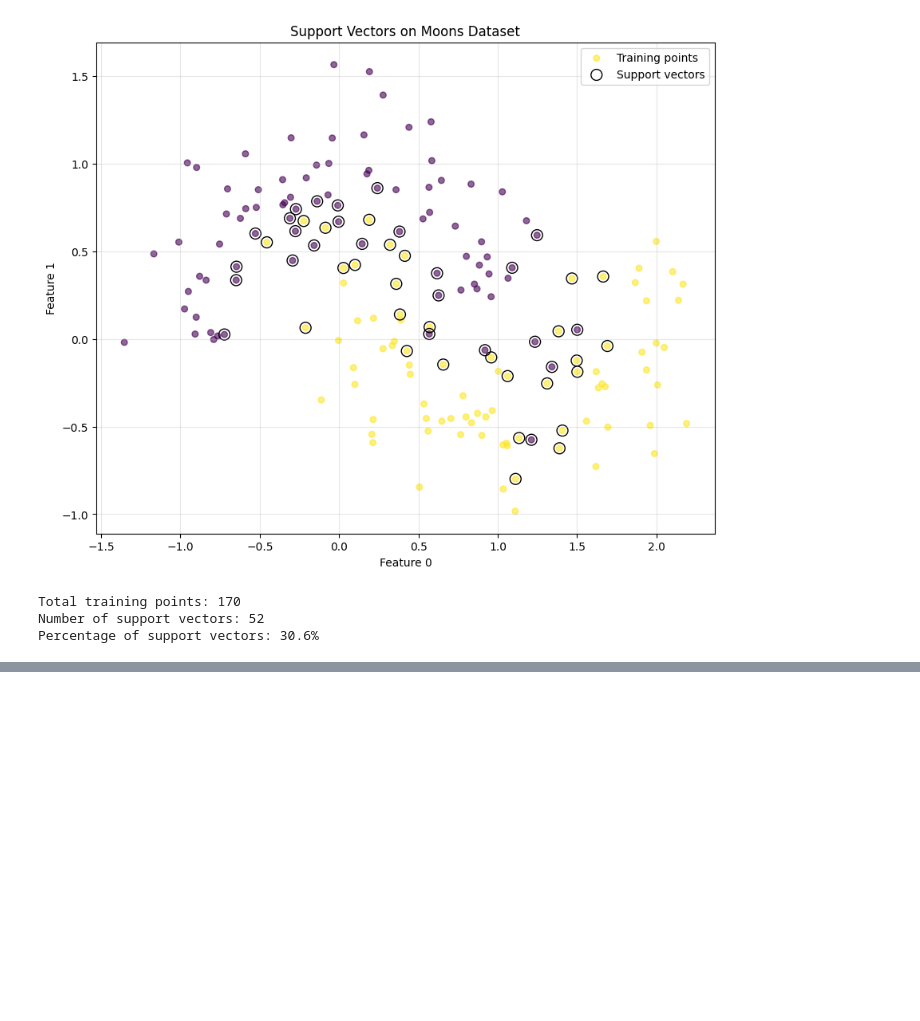
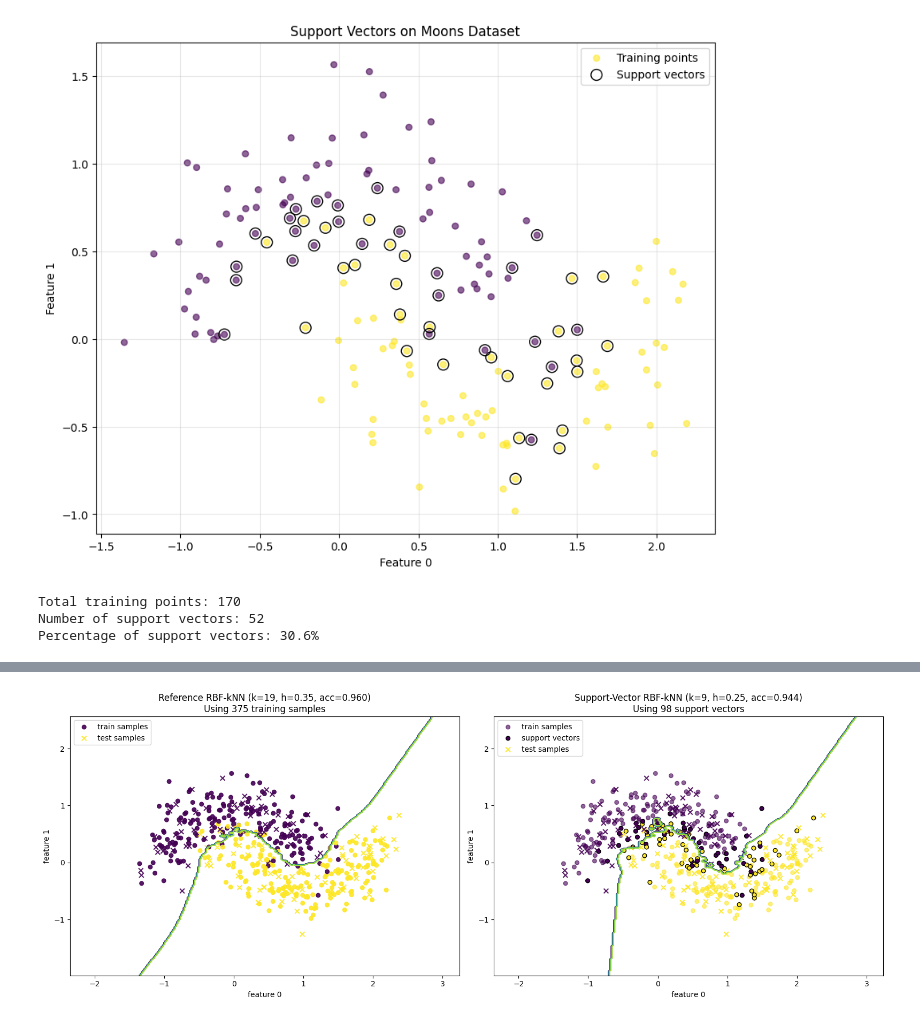
Before and after one commit to eduardo-ufmg/semana-conhecimento, a Jupyter notebook: knn.ipynb, the cells around one changed output, grey strips where cells are left out. Cells and saved outputs as stored; diff of their text form; code cells hidden in the pictures; blank space fills up the shorter version.

```diff
--- a/knn.ipynb
+++ b/knn.ipynb
@@ -345,7 +363,7 @@ def support_vectors(X, support_graph_matrix):
 # %%
 # Compute support graph and support vectors for the training data
 support_graph_mat = support_graph(gabriel_adj, y_train)
-support_vecs = support_vectors(X_train, support_graph_mat)
+X_sup, _ = support_vectors(X_train, y_train, support_graph_mat)
 
 # Create visualization of support vectors
 plt.figure(figsize=(10, 8))
@@ -355,7 +373,7 @@ plt.scatter(X_train[:, 0], X_train[:, 1], c=y_train, s=30, alpha=0.6,
            label='Training points', cmap='viridis')
 
 # Highlight support vectors
-plt.scatter(support_vecs[:, 0], support_vecs[:, 1],
+plt.scatter(X_sup[:, 0], X_sup[:, 1],
            s=100, facecolors='none', edgecolors='black', linewidth=1,
            label='Support vectors')
 
@@ -367,8 +385,8 @@ plt.grid(True, alpha=0.3)
 plt.show()
 
 print(f"Total training points: {len(X_train)}")
-print(f"Number of support vectors: {len(support_vecs)}")
-print(f"Percentage of support vectors: {len(support_vecs)/len(X_train)*100:.1f}%")
+print(f"Number of support vectors: {len(X_sup)}")
+print(f"Percentage of support vectors: {len(X_sup)/len(X_train)*100:.1f}%")
 # %% [output]
 [figure]
 Total training points: 170
@@ -380,12 +398,18 @@ class SVRBFKNeighborsClassifier(RBFKNeighborsClassifier):
     k-NN classifier with RBF (isotropic multivariate normal) weighting,
     using only support vectors from the Gabriel graph between classes.
     """
+
+    sv_mask: np.ndarray
+
     def pre_fit(self, X, y):
         X, y = super().pre_fit(X, y)
         gabriel_adj = gabriel_graph(X)
         support_graph_mat = support_graph(gabriel_adj, y)
-        svs = support_vectors(X, support_graph_mat)
-        return svs, y[np.any(support_graph_mat, axis=1)]
+        X_sup, y_sup = support_vectors(X, y, support_graph_mat)
+
+        self.sv_mask = np.any(support_graph_mat, axis=1)
+
+        return X_sup, y_sup
 # %%
 data = load_iris()
 X_train, X_test, y_train, y_test = train_test_split(data.data, data.target, random_state=0) #type: ignore
@@ -418,0 +431,72 @@ Reduction: 69.4%
+# %%
+random_state = 0
+n_samples = 500
+noise = 0.25
+
+# --- Prepare data ---
+X, y = make_moons(n_samples=n_samples, noise=noise, random_state=random_state)
+X_train, X_test, y_train, y_test = train_test_split(
+    X, y, stratify=y, random_state=random_state
+)
+
+# --- Build reference pipeline: scaling + classifier ---
+clf_ref = RBFKNeighborsClassifier()
+pipe = make_pipeline(StandardScaler(), clf_ref)
+
+# --- Fit and evaluate reference ---
+pipe.fit(X_train, y_train)
+acc = pipe.score(X_test, y_test)
+
+# --- Build support-vector pipeline: scaling + classifier ---
+clf_sv = SVRBFKNeighborsClassifier()
+pipe_sv = make_pipeline(StandardScaler(), clf_sv)
+
+# --- Fit and evaluate support-vector ---
+pipe_sv.fit(X_train, y_train)
+sv_acc = pipe_sv.score(X_test, y_test)
+
+# --- Decision boundary visualization ---
+fig, (ax1, ax2) = plt.subplots(1, 2, figsize=(16, 6))
+
+# Left plot: Reference classifier
+DecisionBoundaryDisplay.from_estimator(
+    pipe,
+    X_train,
+    response_method="predict",
+    plot_method="contour",
+    ax=ax1,
+    grid_resolution=300,
+)
+
+ax1.scatter(X_train[:, 0], X_train[:, 1], c=y_train, s=30, label="train samples", alpha=0.9)
+ax1.scatter(X_test[:, 0], X_test[:, 1], c=y_test, marker='x', s=40, label="test samples", alpha=0.9)
+ax1.set_title(f"Reference RBF-kNN (k={pipe.named_steps['rbfkneighborsclassifier'].k}, h={pipe.named_steps['rbfkneighborsclassifier'].h:.2f}, acc={acc:.3f})\nUsing {len(X_train)} training samples")
+ax1.set_xlabel("feature 0")
+ax1.set_ylabel("feature 1")
+ax1.legend(loc="upper left")
+
+# Right plot: Support vector classifier
+DecisionBoundaryDisplay.from_estimator(
+    pipe_sv,
+    X_train,
+    response_method="predict",
+    plot_method="contour",
+    ax=ax2,
+    grid_resolution=300,
+)
+
+sv_mask = pipe_sv.named_steps['svrbfkneighborsclassifier'].sv_mask
+
+X_sup, y_sup = X_train[sv_mask], y_train[sv_mask]
+
+ax2.scatter(X_train[:, 0], X_train[:, 1], c=y_train, s=30, label="train samples", alpha=0.6)
+ax2.scatter(X_sup[:, 0], X_sup[:, 1], c=y_sup, s=30, edgecolors='black', label="support vectors")
+ax2.scatter(X_test[:, 0], X_test[:, 1], c=y_test, marker='x', s=40, label="test samples", alpha=0.9)
+ax2.set_title(f"Support-Vector RBF-kNN (k={pipe_sv.named_steps['svrbfkneighborsclassifier'].k}, h={pipe_sv.named_steps['svrbfkneighborsclassifier'].h:.2f}, acc={sv_acc:.3f})\nUsing {len(X_sup)} support vectors")
+ax2.set_xlabel("feature 0")
+ax2.set_ylabel("feature 1")
+ax2.legend(loc="upper left")
+plt.tight_layout()
+plt.show()
+# %% [output]
+[figure, added]
```
Also changed, not shown: parts of 4 cells of this notebook.
